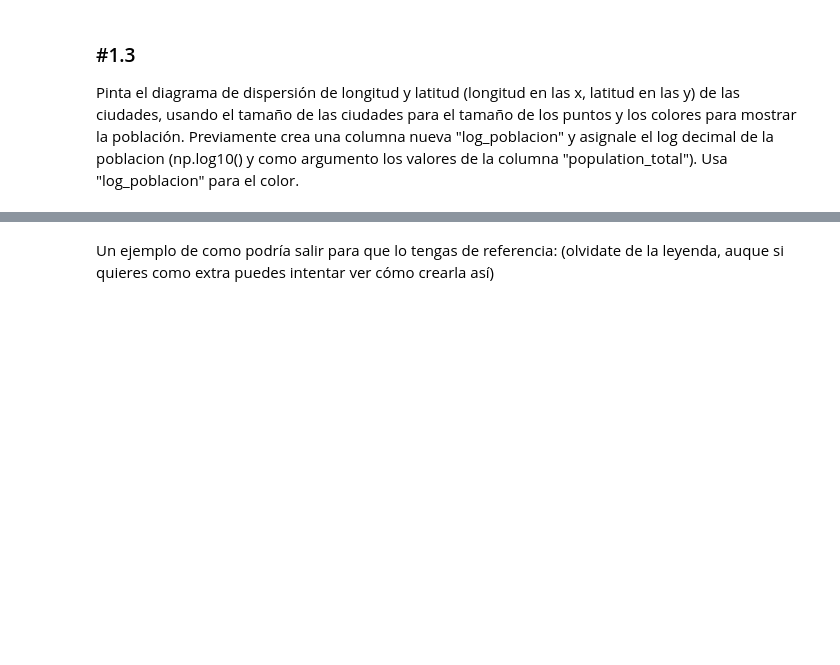
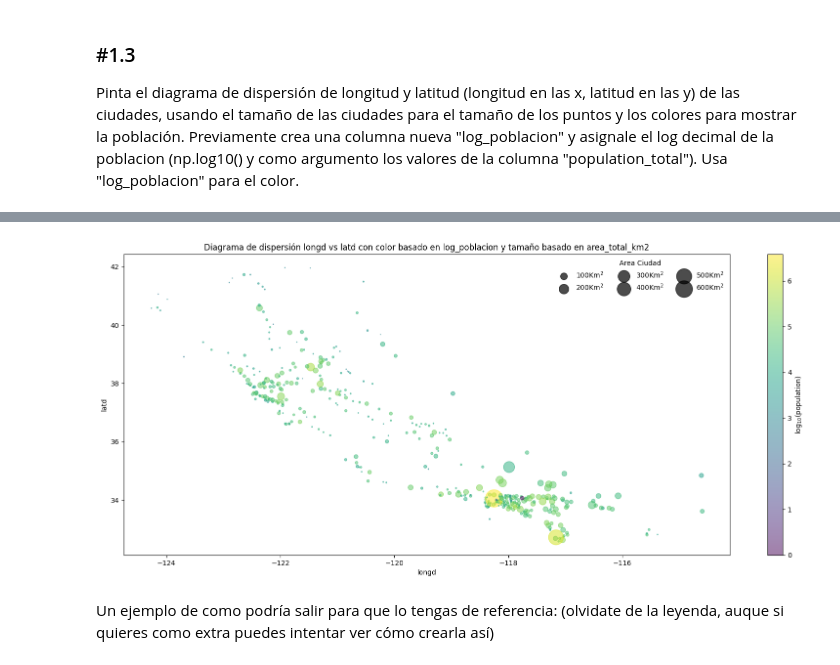
Before and after one commit to enax93/ONLINE_DS_THEBRIDGE_EmmaCollado, a Jupyter notebook: 03_Analisis_de_Datos/Sprint_08/Unidad_02/Practica_Obligatoria/18_Practica_Obligatoria_Visualizacion_Presentacion.ipynb, the cells around one changed output, grey strips where cells are left out. Cells and saved outputs as stored; diff of their text form; code cells hidden in the pictures; blank space fills up the shorter version.

```diff
--- a/03_Analisis_de_Datos/Sprint_08/Unidad_02/Practica_Obligatoria/18_Practica_Obligatoria_Visualizacion_Presentacion.ipynb
+++ b/03_Analisis_de_Datos/Sprint_08/Unidad_02/Practica_Obligatoria/18_Practica_Obligatoria_Visualizacion_Presentacion.ipynb
@@ -81,7 +81,50 @@ La función debe pintar el diagrama de dispersión de la columna numérica 1, en
 Si no se diera una columna categórica como argumento, el color no debe pasarse como parámetro a la función de Seaborn o Matplotlib que uses.
 
 EXTRA: Añade un argumento que controle si la función pinta una leyenda para colores y tamaños o un colorbar y una leyenda para los tamaños. NO TE PREOCUPES POR EL FORMATO DE LA LEYENDA (lo veremos en la sesión en vivo)
+# %%
+def diagrama_dispersion(df, col_x, col_y, col_size, col_hue=None, escala = 1,mostrar_leyenda=False,barra_color=False):
+    """
+    Crea un scatter plot usando dos columnas para los ejes X e Y,
+    una tercera columna para determinar el tamaño de los puntos,
+    y una cuarta columna para determinar el color de los puntos.
+
+    Args:
+    df (pd.DataFrame): DataFrame de pandas.
+    col_x (str): Nombre de la columna para el eje X.
+    col_y (str): Nombre de la columna para el eje Y.
+    col_size (str): Nombre de la columna para determinar el tamaño de los puntos.
+    col_hue(str): Nombre de la columna para determinar el color de los puntos.
+    """
+    plt.figure(figsize=(20,8))
+
+    # Asegúrate de que los valores de tamaño sean positivos
+    sizes = (df[col_size] - df[col_size].min() + 1)* escala
+
+    if col_hue is None:
+        plt.scatter(df[col_x], df[col_y],s=sizes, alpha=0.5)
+    else:
+        plt.scatter(df[col_x], df[col_y], c=df[col_hue],s=sizes,alpha=0.5)
+
+    plt.xlabel(col_x)
+    plt.ylabel(col_y)
+
+    if barra_color:
+        plt.colorbar(label="log$_{10}$(population)")
+
+    if mostrar_leyenda:
+        for sizes in [100,200,300,400,500,600]:
+            plt.scatter([],[],c = "k", alpha = 0.7, s =  sizes, label = str(sizes) + "Km$^2$")
+            plt.legend(frameon = False, title = "Area Ciudad", ncol=3)
+
+    if col_hue:
+        plt.title(f'Diagrama de dispersión {col_x} vs {col_y} con color basado en {col_hue} y tamaño basado en {col_size}')
+    else:
+        plt.title(f'Diagrama de dispersión {col_x} vs {col_y} y tamaño basado en {col_size}')
+
+    plt.show()
 # %% [markdown]
 ### #1.3
 
 Pinta el diagrama de dispersión de longitud y latitud (longitud en las x, latitud en las y) de las ciudades, usando el tamaño de las ciudades para el tamaño de los puntos y los colores para mostrar la población. Previamente crea una columna nueva "log_poblacion" y asignale el log decimal de la poblacion (np.log10() y como argumento los valores de la columna "population_total"). Usa "log_poblacion" para el color.
+# %%
+df_cities["log_poblacion"] = np.log10(df_cities["population_total"])
@@ -88,3 +147,7 @@ Pinta el diagrama de dispersión de longitud y latitud (longitud en las x, latit
+# %%
+diagrama_dispersion(df_cities,"longd","latd","area_total_km2","log_poblacion",1/2,True,True)
+# %% [output]
+[figure, added]
 # %% [markdown]
 Un ejemplo de como podría salir para que lo tengas de referencia: (olvidate de la leyenda, auque si quieres como extra puedes intentar ver cómo crearla así)
 # %% [markdown]
```
Also changed, not shown: parts of 1 cell of this notebook.
